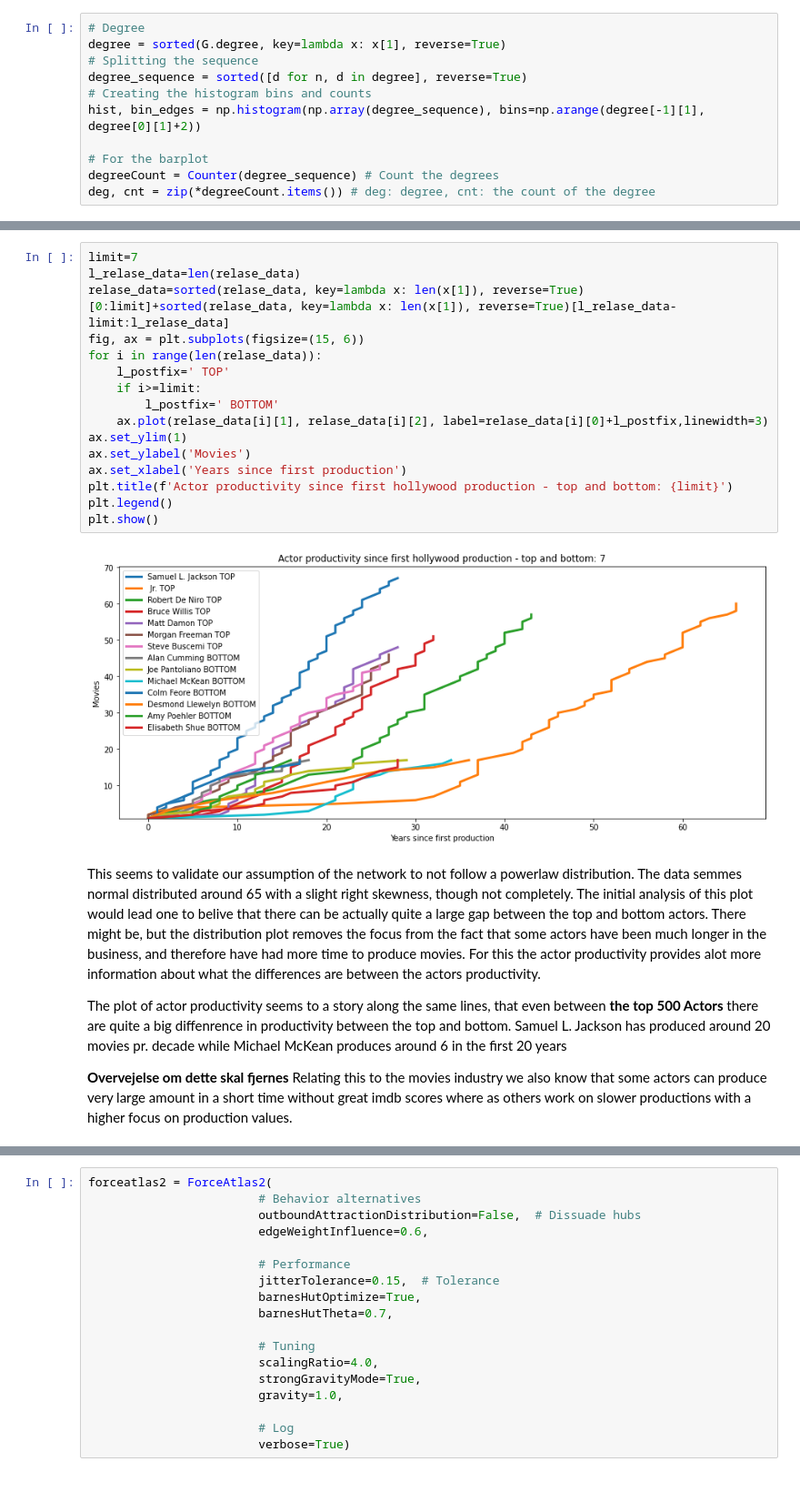
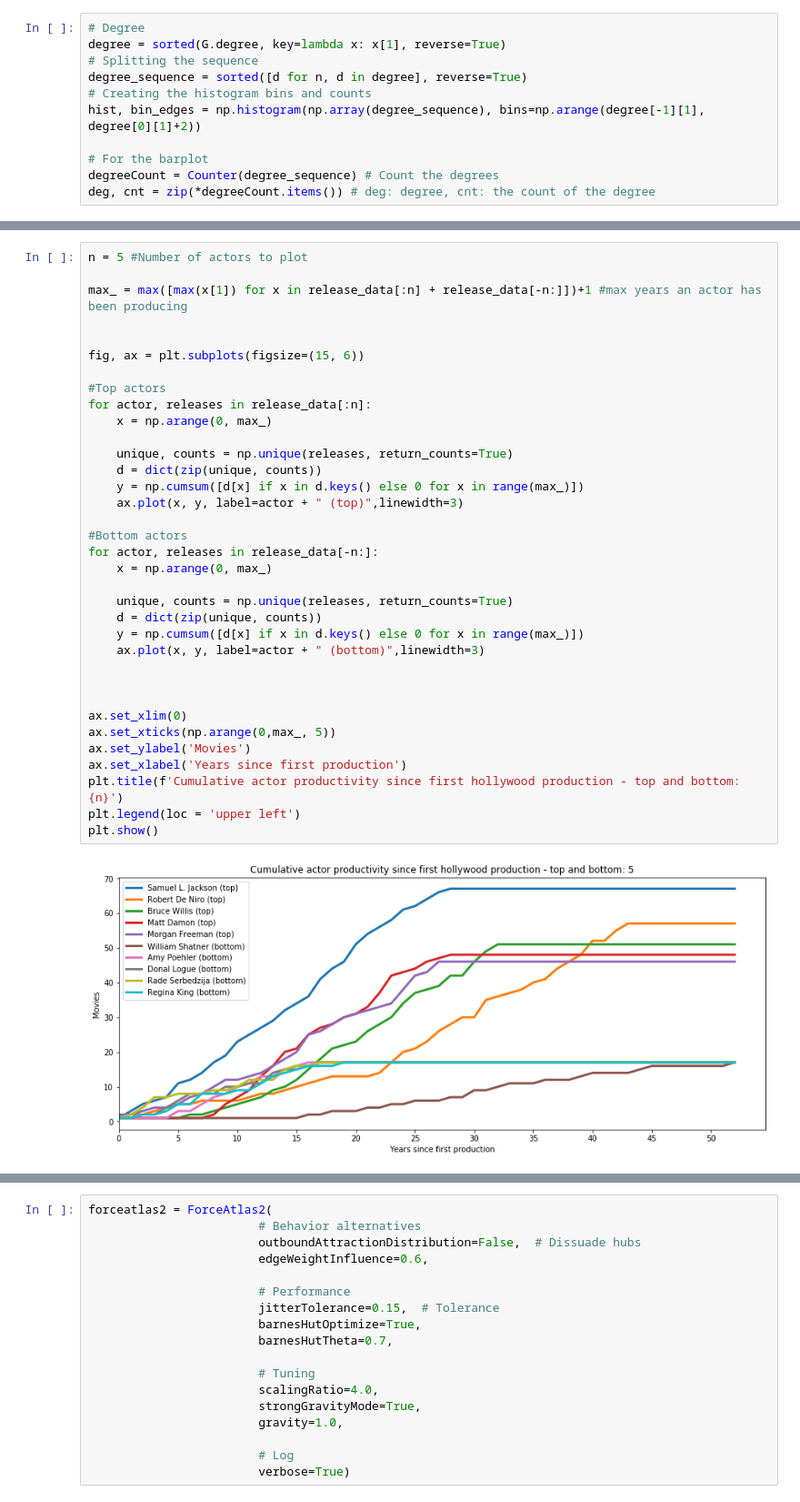
Before and after one commit to GSHDK/Social-Graphs-and-Interactions, a Jupyter notebook: Project assignment B.ipynb, the cells around one changed output, grey strips where cells are left out. Shown at 91% size. Saved outputs shown, nothing was run; the diff lists cells and outputs as text.

```diff
--- a/Project assignment B.ipynb
+++ b/Project assignment B.ipynb
@@ -148,25 +172,37 @@ for node in G.nodes:
-# %%
-limit=7
-l_relase_data=len(relase_data)
-relase_data=sorted(relase_data, key=lambda x: len(x[1]), reverse=True)[0:limit]+sorted(relase_data, key=lambda x: len(x[1]), reverse=True)[l_relase_data-limit:l_relase_data]
-fig, ax = plt.subplots(figsize=(15, 6))
-for i in range(len(relase_data)):
-    l_postfix=' TOP'
-    if i>=limit:
-        l_postfix=' BOTTOM'
-    ax.plot(relase_data[i][1], relase_data[i][2], label=relase_data[i][0]+l_postfix,linewidth=3)
-ax.set_ylim(1)
-ax.set_ylabel('Movies')
-ax.set_xlabel('Years since first production')
-plt.title(f'Actor productivity since first hollywood production - top and bottom: {limit}')
-plt.legend()
-plt.show()
-# %% [output]
-[figure, removed]
-# %% [markdown]
-This seems to validate our assumption of the network to not follow a powerlaw distribution. The data semmes normal distributed around 65 with a slight right skewness, though not completely. The initial analysis of this plot would lead one to belive that there can be actually quite a large gap between the top and bottom actors. There might be, but the distribution plot removes the focus from the fact that some actors have been much longer in the business, and therefore have had more time to produce movies. For this the actor productivity provides alot more information about what the differences are between the actors productivity.
-
-The plot of actor productivity seems to a story along the same lines, that even between **the top 500 Actors** there are quite a big diffenrence in productivity between the top and bottom. Samuel L. Jackson has produced around 20 movies pr. decade while Michael McKean produces around 6 in the first 20 years
-
-**Overvejelse om dette skal fjernes**
-Relating this to the movies industry we also know that some actors can produce very large amount in a short time without great imdb scores where as others work on slower productions with a higher focus on production values.
+# %%
+n = 5 #Number of actors to plot
+
+max_ = max([max(x[1]) for x in release_data[:n] + release_data[-n:]])+1 #max years an actor has been producing
+
+
+fig, ax = plt.subplots(figsize=(15, 6))
+
+#Top actors
+for actor, releases in release_data[:n]:
+    x = np.arange(0, max_)
+
+    unique, counts = np.unique(releases, return_counts=True)
+    d = dict(zip(unique, counts))
+    y = np.cumsum([d[x] if x in d.keys() else 0 for x in range(max_)])
+    ax.plot(x, y, label=actor + " (top)",linewidth=3)
+
+#Bottom actors
+for actor, releases in release_data[-n:]:
+    x = np.arange(0, max_)
+
+    unique, counts = np.unique(releases, return_counts=True)
+    d = dict(zip(unique, counts))
+    y = np.cumsum([d[x] if x in d.keys() else 0 for x in range(max_)])
+    ax.plot(x, y, label=actor + " (bottom)",linewidth=3)
+
+
+
+ax.set_xlim(0)
+ax.set_xticks(np.arange(0,max_, 5))
+ax.set_ylabel('Movies')
+ax.set_xlabel('Years since first production')
+plt.title(f'Cumulative actor productivity since first hollywood production - top and bottom: {n}')
+plt.legend(loc = 'upper left')
+plt.show()
+# %% [output]
+[figure, added]
```
Also changed, not shown: parts of 40 cells of this notebook, 3 other files.
